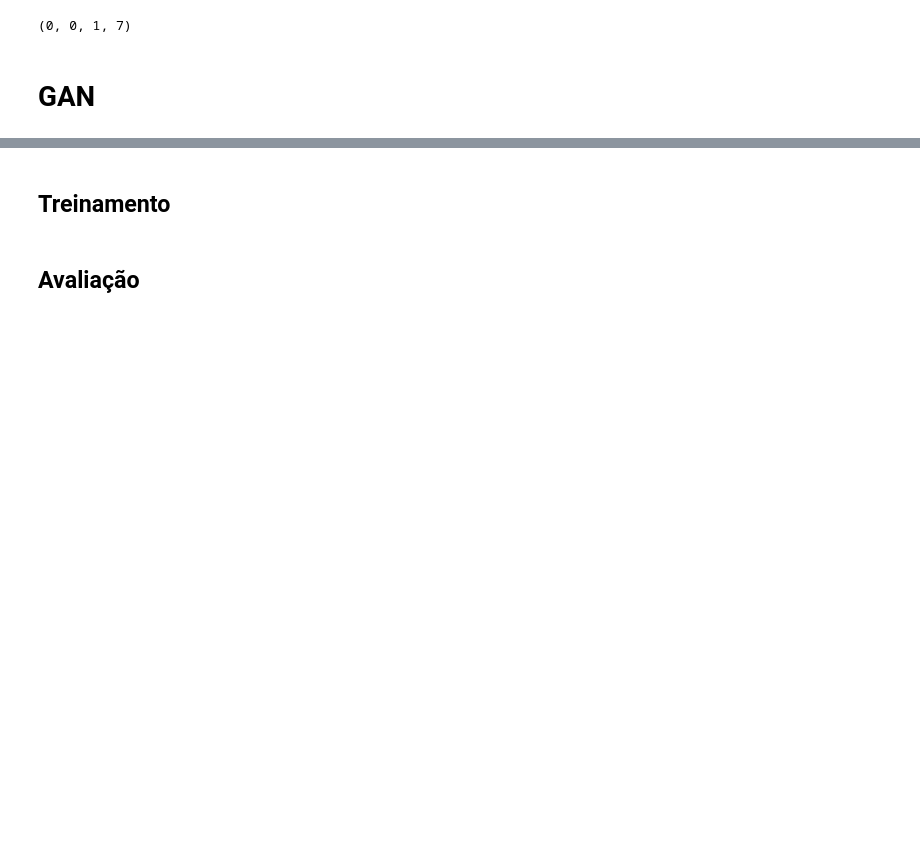
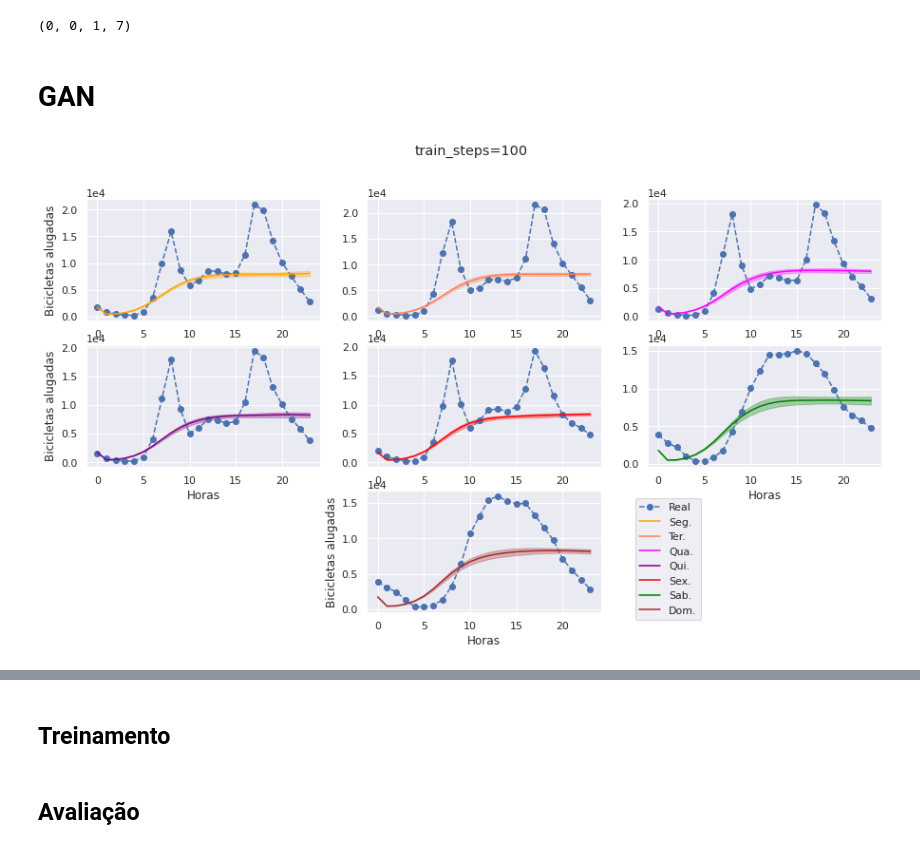
Before and after one commit to ifribeiro/minicurso_webmedia22, a Jupyter notebook: gans_series_temporais.ipynb, the cells around one changed output, grey strips where cells are left out. Saved outputs shown, nothing was run; the diff lists cells and outputs as text; code cells hidden in the pictures; blank space fills up the shorter version.

```diff
--- a/gans_series_temporais.ipynb
+++ b/gans_series_temporais.ipynb
@@ -206 +205,7 @@ dict_weeks_real = {wk:p.get_count(df_sample,wk,timestep=24, column='ts')['cnt_0'
+# %%
+path_lista_fakes = glob.glob("datasets/generated/timegan/1/*.npy")
+dict_weeks_fakes = {i:p.get_list_wks(path_lista_fakes, lista_datas[:365*24], 24, wk=i) for i in range(7)}
+p.plot_compare_sum(dict_weeks_fakes,dict_weeks_real, bbox=(1.45, -0.1), figtitle="train_steps=100", scaler=scaler)
+# %% [output]
+[figure, added]
 # %%
```
Also changed, not shown: parts of 6 cells of this notebook, 1 other file.
